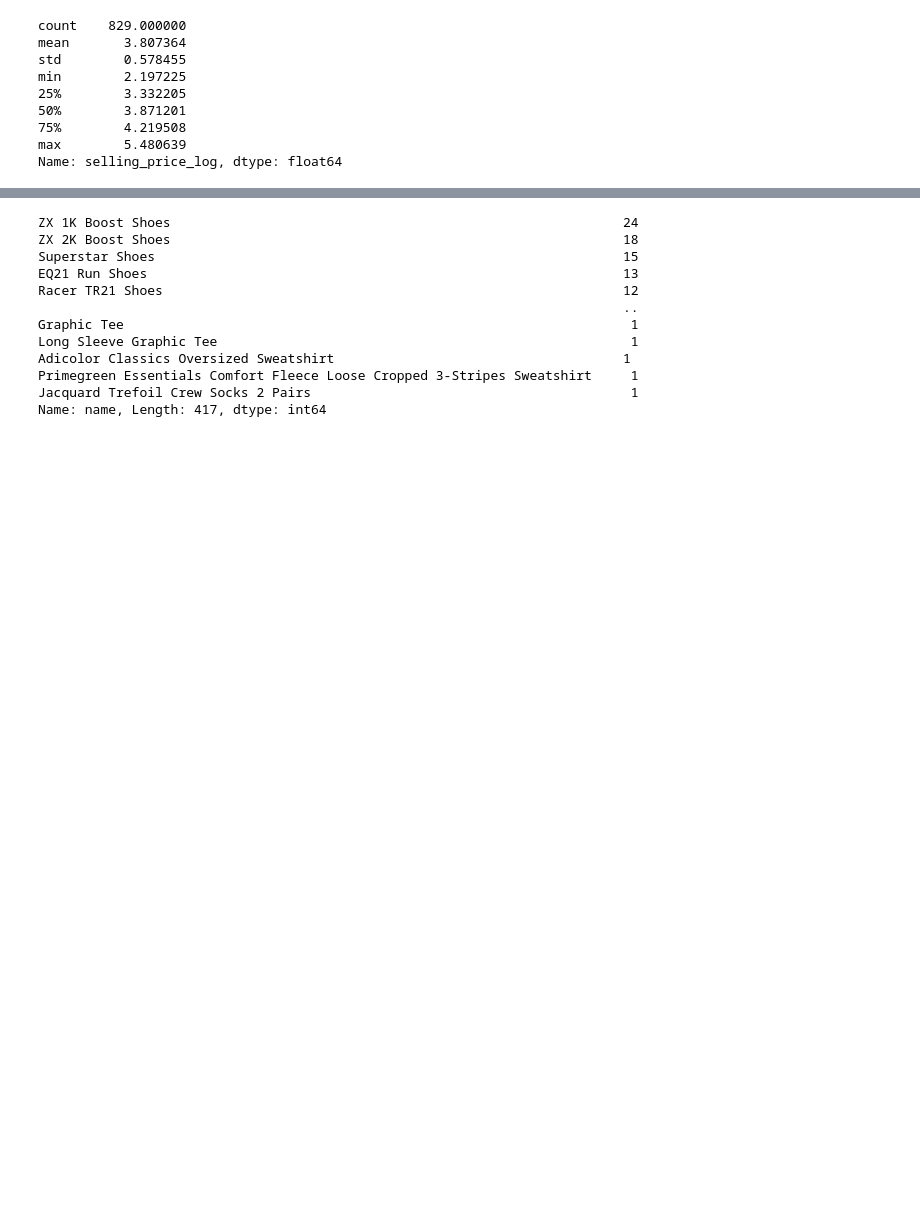
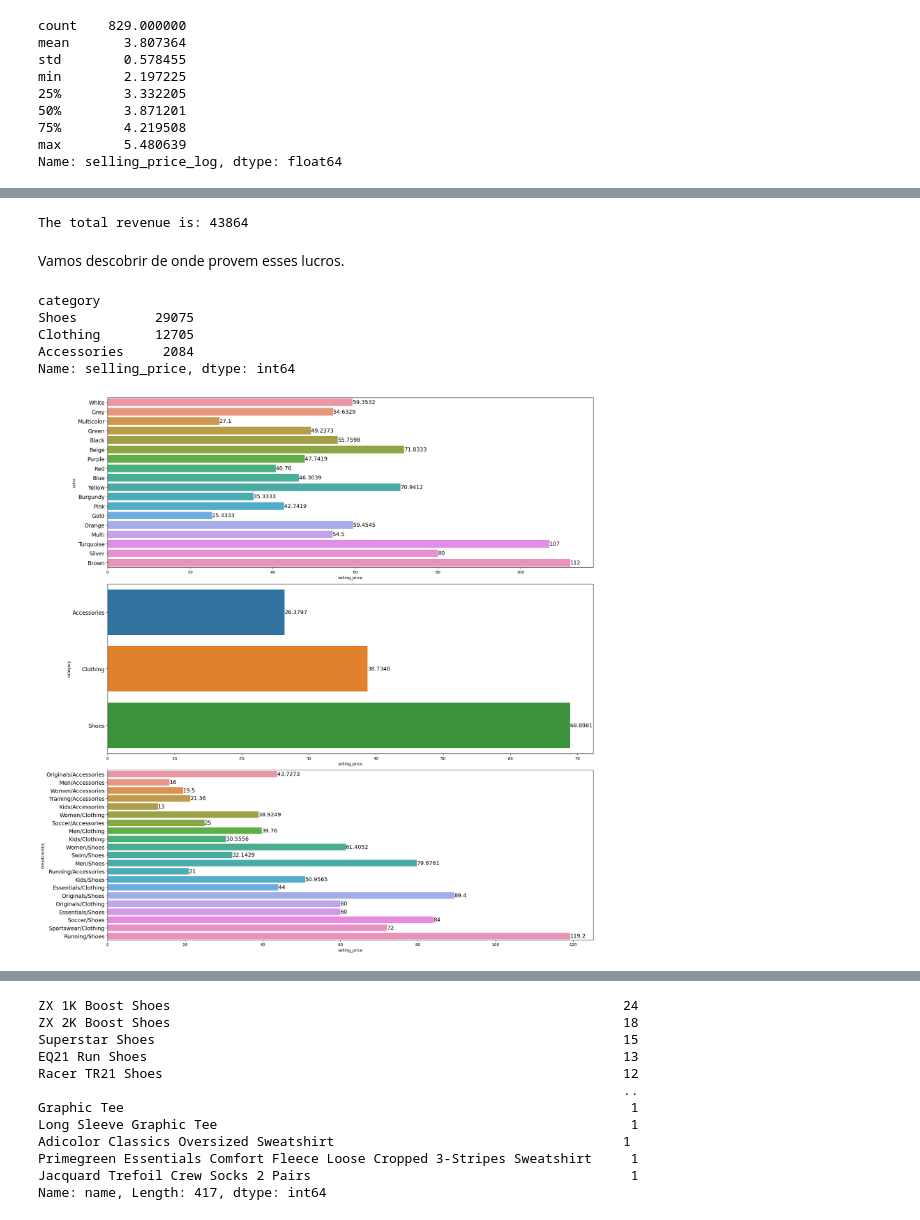
Before and after one commit to baldeamadu/Adidas_EDA, a Jupyter notebook: ADIDAS_EDA.ipynb, the cells around one changed output, grey strips where cells are left out. Saved outputs shown, nothing was run; the diff lists cells and outputs as text; code cells hidden in the pictures; blank space fills up the shorter version.

```diff
--- a/ADIDAS_EDA.ipynb
+++ b/ADIDAS_EDA.ipynb
@@ -361,0 +400,30 @@ De ressaltar que esta 'e so uma analise exploratoria e na parte 2/ mais adiante
+# %%
+print('The total revenue is:', data_set['selling_price'].sum())
+# %% [output]
+The total revenue is: 43864
+# %% [markdown]
+Vamos descobrir de onde provem esses lucros.
+# %%
+print(data_set.groupby('category')['selling_price'].sum().sort_values(ascending=False))
+# %% [output]
+category
+Shoes          29075
+Clothing       12705
+Accessories     2084
+Name: selling_price, dtype: int64
+# %%
+colunas = ['color', 'category', 'breadcrumbs']
+
+plt.figure(figsize=(20, 20))
+for i, col in enumerate(colunas):
+    axes = plt.subplot(3, 1, i + 1)
+    sorted_data = data_set.sort_values('selling_price', ascending=True)  # Sort the data by selling_price
+    sns.barplot(y=sorted_data[col], x=sorted_data['selling_price'], ci=None)
+    plt.yticks(fontsize=14)
+    for n in axes.containers:
+        axes.bar_label(n, fontsize=14)
+
+plt.tight_layout()
+plt.show()
+# %% [output]
+[figure, added]
```
Also changed, not shown: parts of 22 cells of this notebook, 2 other files.
